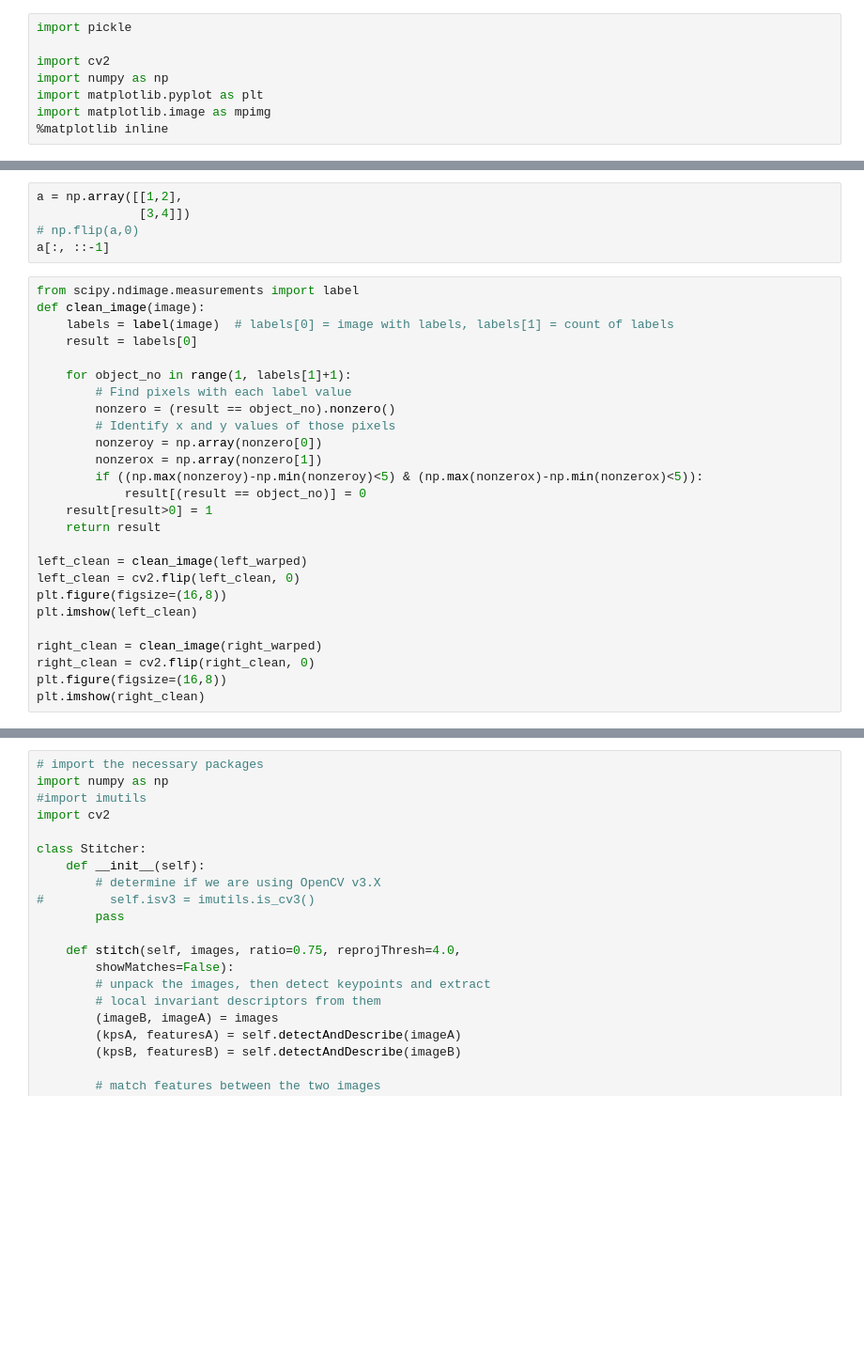
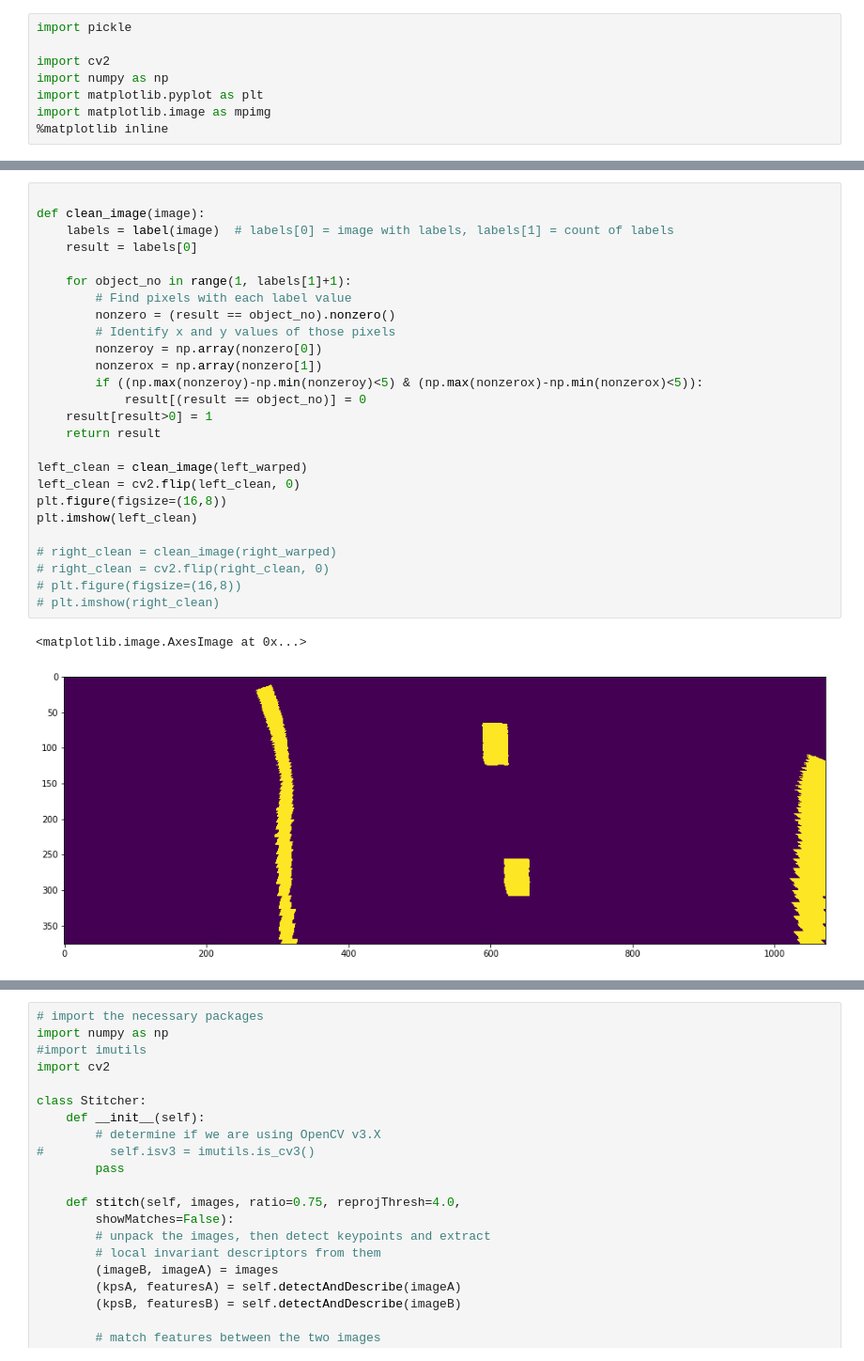
Before and after one commit to wallarug/startcon2017-mit, a Jupyter notebook: notebooks/opencv.ipynb, the cells around one changed output, grey strips where cells are left out. Shown at 94% size. Cells and saved outputs as stored; diff of their text form; blank space fills up the shorter version.

```diff
--- a/notebooks/opencv.ipynb
+++ b/notebooks/opencv.ipynb
@@ -542,34 +183,32 @@ plt.title('window fitting results')
-# %%
-a = np.array([[1,2],
-              [3,4]])
-# np.flip(a,0)
-a[:, ::-1]
 # %%
-from scipy.ndimage.measurements import label
+
 def clean_image(image):
     labels = label(image)  # labels[0] = image with labels, labels[1] = count of labels
     result = labels[0]
 
     for object_no in range(1, labels[1]+1):
         # Find pixels with each label value
         nonzero = (result == object_no).nonzero()
         # Identify x and y values of those pixels
         nonzeroy = np.array(nonzero[0])
         nonzerox = np.array(nonzero[1])
         if ((np.max(nonzeroy)-np.min(nonzeroy)<5) & (np.max(nonzerox)-np.min(nonzerox)<5)):
             result[(result == object_no)] = 0
     result[result>0] = 1
     return result
 
 left_clean = clean_image(left_warped)
 left_clean = cv2.flip(left_clean, 0)
 plt.figure(figsize=(16,8))
 plt.imshow(left_clean)
 
-right_clean = clean_image(right_warped)
-right_clean = cv2.flip(right_clean, 0)
-plt.figure(figsize=(16,8))
-plt.imshow(right_clean)
+# right_clean = clean_image(right_warped)
+# right_clean = cv2.flip(right_clean, 0)
+# plt.figure(figsize=(16,8))
+# plt.imshow(right_clean)
+# %% [output]
+<matplotlib.image.AxesImage at 0x...>
+[figure, added]
 # %%
 def get_line_fit(points, y_axis):
     y, x = np.nonzero(points)
```
Also changed, not shown: parts of 21 cells of this notebook, 2 other files.
